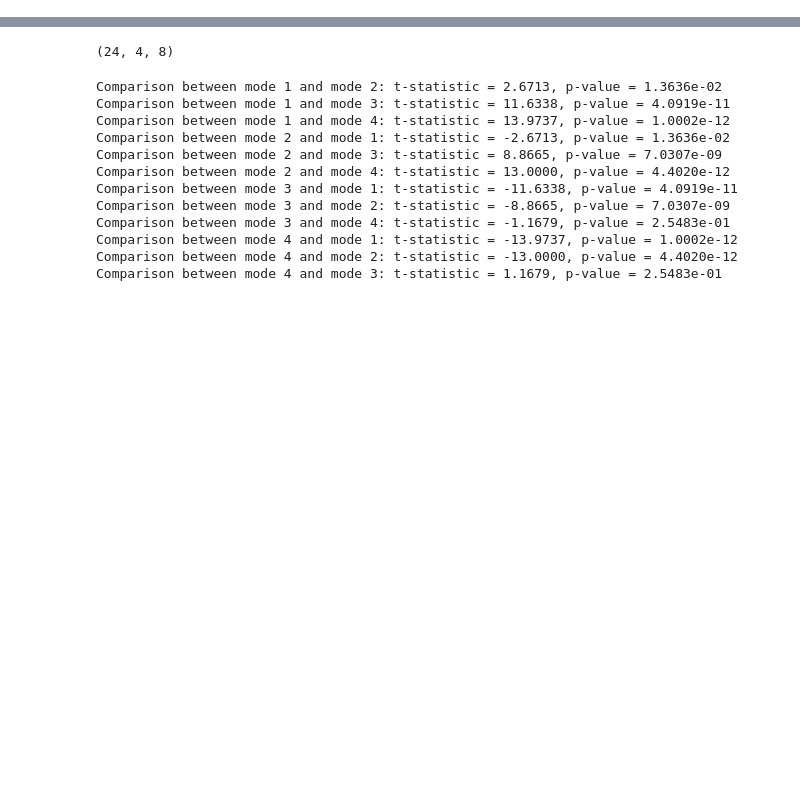
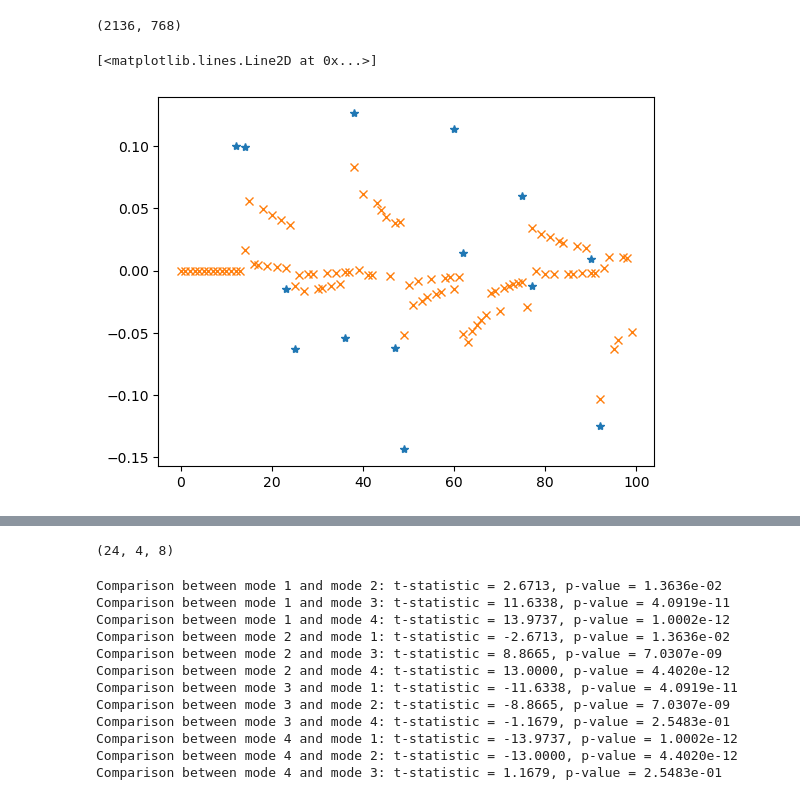
Before and after one commit to sashkarivkind/contextual_frogs, a Jupyter notebook: experimental/optim/result_view_part2mu.ipynb, the cells around one changed output, grey strips where cells are left out. Saved outputs shown, nothing was run; the diff lists cells and outputs as text; code cells hidden in the pictures; blank space fills up the shorter version.

```diff
--- a/experimental/optim/result_view_part2mu.ipynb
+++ b/experimental/optim/result_view_part2mu.ipynb
@@ -91,3 +99,15 @@ for ii, (this_exp, this_pred) in enumerate(zip(a_exp.T, a_pred.T)):
+# %%
+a_exp.shape
+# %% [output]
+(2136, 768)
+# %%
+sss = 2
+kkk = seeds*sss+best_seed_idx[sss]
+plt.plot(a_exp.T[kkk][:100],'*')
+plt.plot(a_pred.T[kkk][:100], 'x')
+# %% [output]
+[<matplotlib.lines.Line2D at 0x...>]
+[figure, added]
 # %%
 experimental_data = {}
 loss_traces= {}
```
Also changed, not shown: parts of 17 cells of this notebook, 11 other files.
